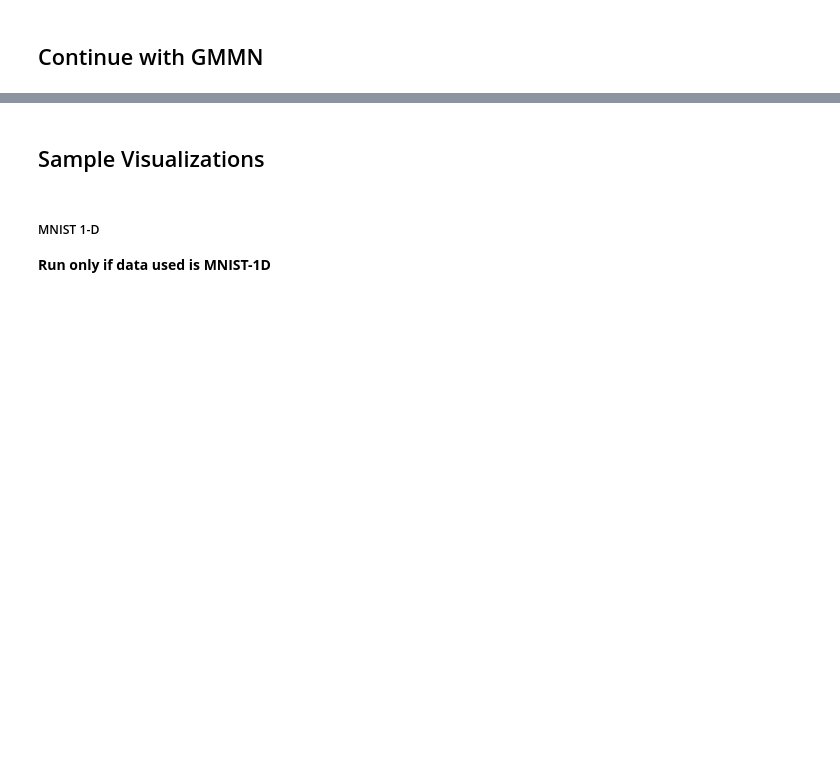
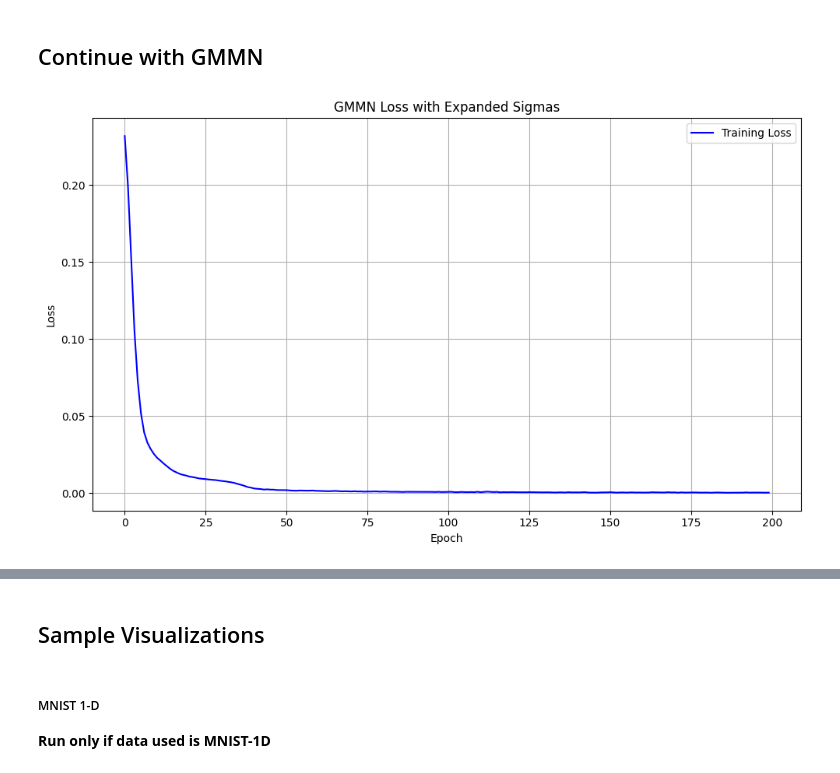
Before and after one commit to vdakov/mmd-gan-2, a Jupyter notebook: experiments.ipynb, the cells around one changed output, grey strips where cells are left out. Saved outputs shown, nothing was run; the diff lists cells and outputs as text; code cells hidden in the pictures; blank space fills up the shorter version.

```diff
--- a/experiments.ipynb
+++ b/experiments.ipynb
@@ -100,11 +105,13 @@ plot_loss(losses_autoencoder, title="Autoencoder Loss")
 # %%
 from models.gmmn.train_gmmn import train_gmmn
 sigmas = [0.01, 0.1, 0.5,  1, 2,  5, 10, 20, 50]
 GMMN_SAVE_PATH = model_dir + "/gmmn_standard_normal_expanded_sigmas.pth"
 
+
 gmm_net, losses_gmmn = train_gmmn(
-    trainloader, autoencoder, sigmas, ENCODED_SIZE, NOISE_SIZE,
-    BATCH_SIZE, N_GEN_EPOCHS, device, GMMN_SAVE_PATH
+    trainloader, autoencoder, sigmas, ENCODED_SIZE, NOISE_SIZE, BATCH_SIZE, N_GEN_EPOCHS, device, GMMN_SAVE_PATH
 )
 
 plot_loss(losses_gmmn, title="GMMN Loss with Expanded Sigmas")
+# %% [output]
+[figure, added]
```
Also changed, not shown: parts of 9 cells of this notebook, 52 other files.
